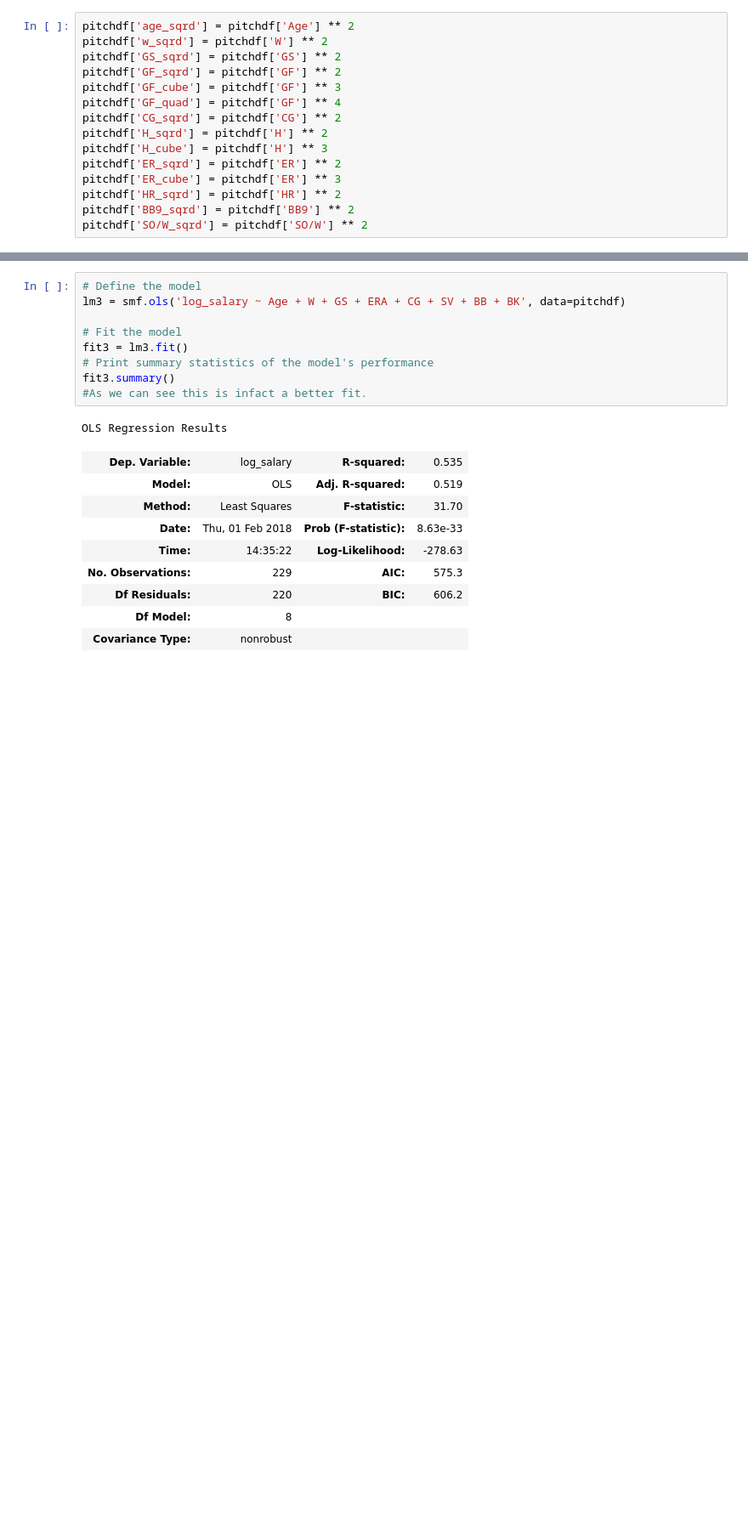
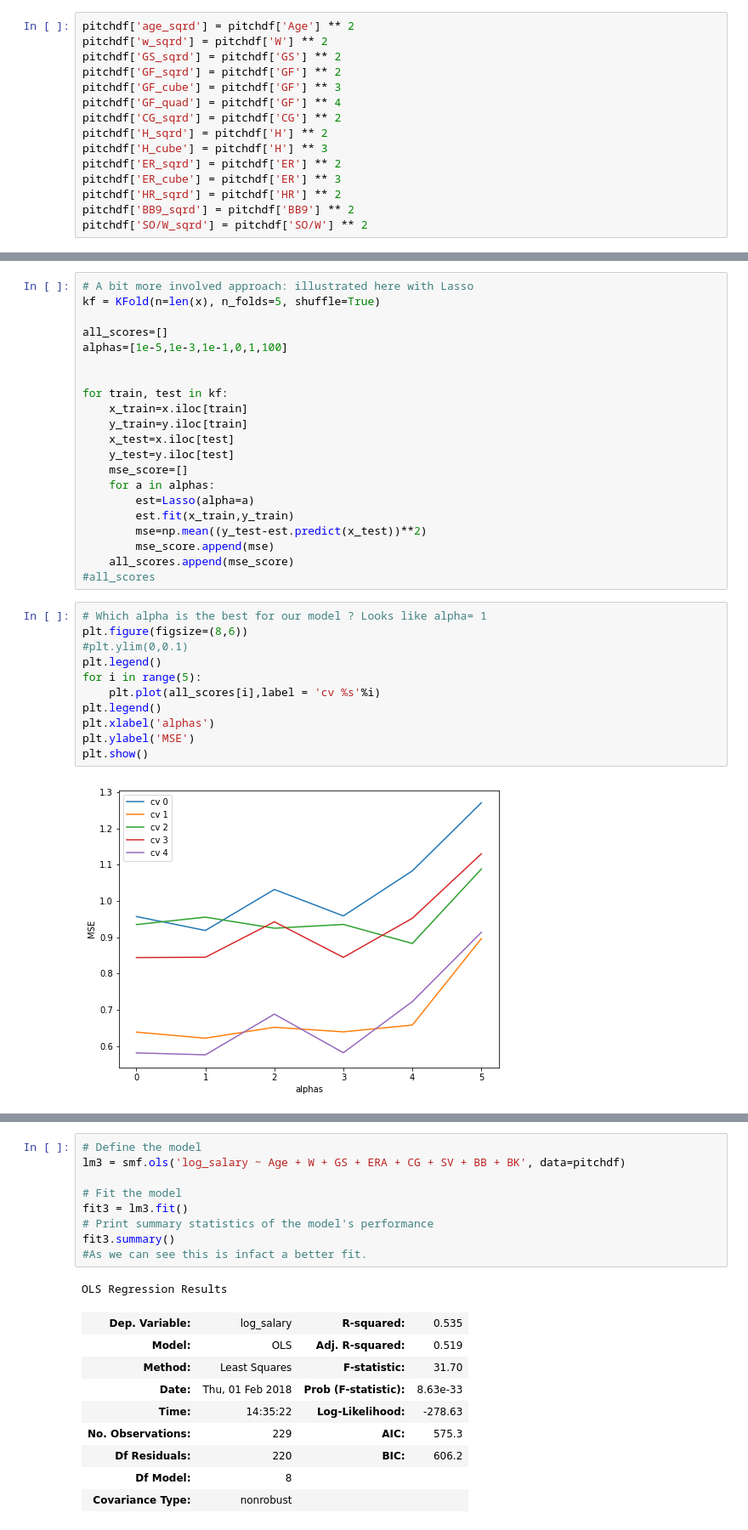
Before and after one commit to Jzbooth/Booth_Metis, a Jupyter notebook: Project_2/Project_luther3.ipynb, the cells around one changed output, grey strips where cells are left out. Shown at 85% size. Cells and saved outputs as stored; diff of their text form; blank space fills up the shorter version.

```diff
--- a/Project_2/Project_luther3.ipynb
+++ b/Project_2/Project_luther3.ipynb
@@ -1027,0 +1081,34 @@ array([  9.21522252e-01,  -1.15520704e-02,   9.52059501e-02,
+# %%
+# A bit more involved approach: illustrated here with Lasso
+kf = KFold(n=len(x), n_folds=5, shuffle=True)
+
+all_scores=[]
+alphas=[1e-5,1e-3,1e-1,0,1,100]
+
+
+for train, test in kf:
+    x_train=x.iloc[train]
+    y_train=y.iloc[train]
+    x_test=x.iloc[test]
+    y_test=y.iloc[test]
+    mse_score=[]
+    for a in alphas:
+        est=Lasso(alpha=a)
+        est.fit(x_train,y_train)
+        mse=np.mean((y_test-est.predict(x_test))**2)
+        mse_score.append(mse)
+    all_scores.append(mse_score)
+#all_scores
+# %%
+# Which alpha is the best for our model ? Looks like alpha= 1
+plt.figure(figsize=(8,6))
+#plt.ylim(0,0.1)
+plt.legend()
+for i in range(5):
+    plt.plot(all_scores[i],label = 'cv %s'%i)
+plt.legend()
+plt.xlabel('alphas')
+plt.ylabel('MSE')
+plt.show()
+# %% [output]
+[figure, added]
```
Also changed, not shown: parts of 38 cells of this notebook, 1 other file.
